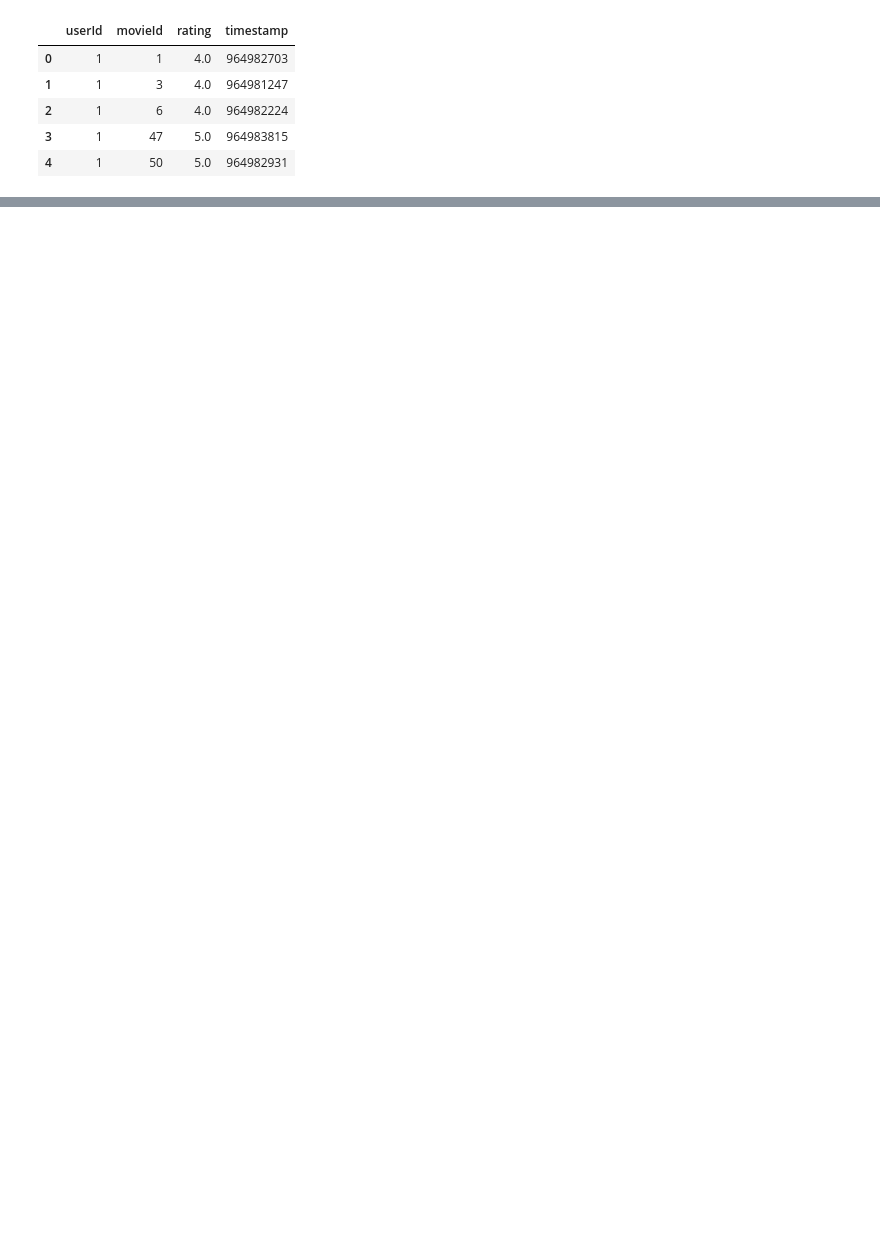
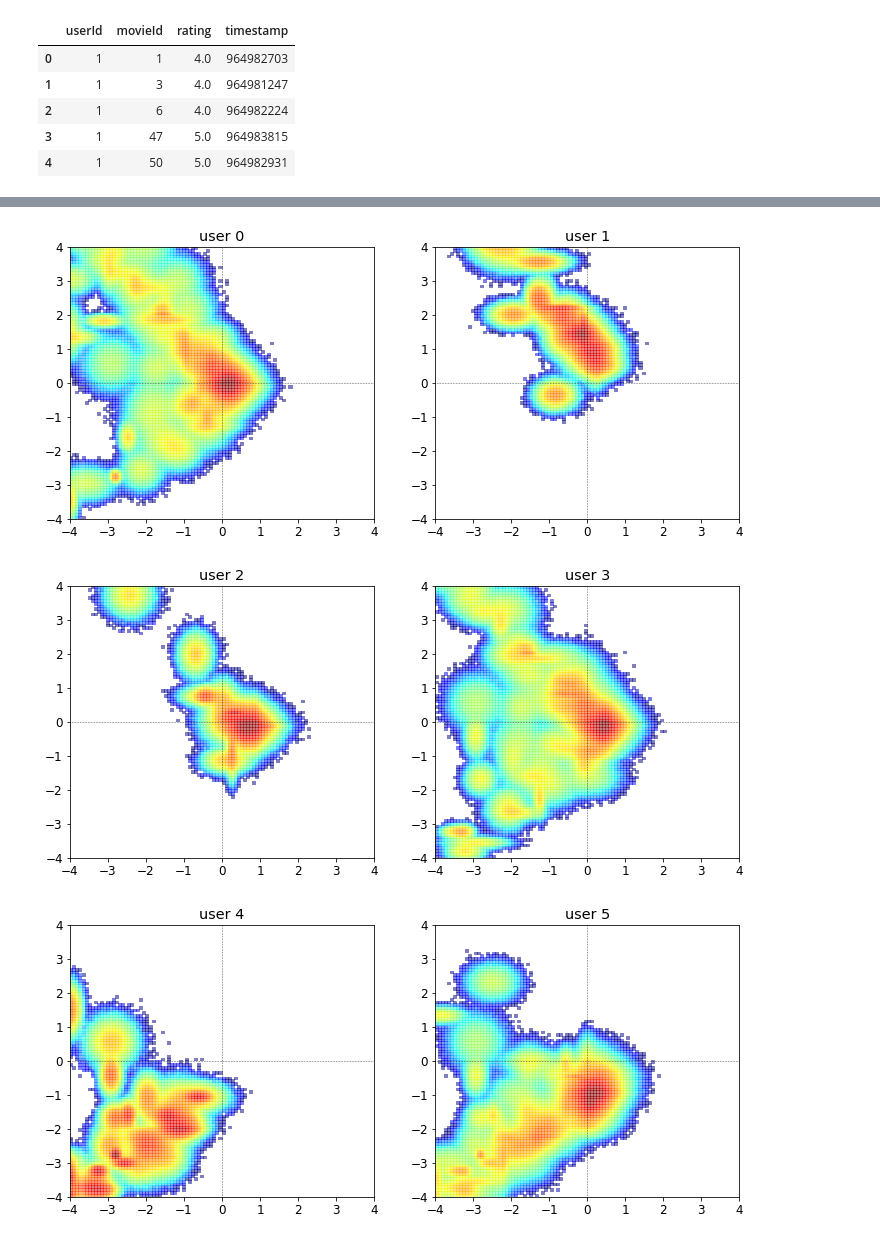
Before and after one commit to kzak/notebooks, a Jupyter notebook: gpy_bayesian_gplvm_movielens.ipynb, the cells around one changed output, grey strips where cells are left out. Saved outputs shown, nothing was run; the diff lists cells and outputs as text; code cells hidden in the pictures; blank space fills up the shorter version.

```diff
--- a/gpy_bayesian_gplvm_movielens.ipynb
+++ b/gpy_bayesian_gplvm_movielens.ipynb
@@ -98,0 +109,8 @@ plt.show()
+# %%
+# Plot
+for i in range(0, df.userId.nunique(), 2):
+    plot_users(i, i+1)
+# %% [output]
+[figure, added]
+[figure, added]
+[figure, added]
```
Also changed, not shown: parts of 11 cells of this notebook.
